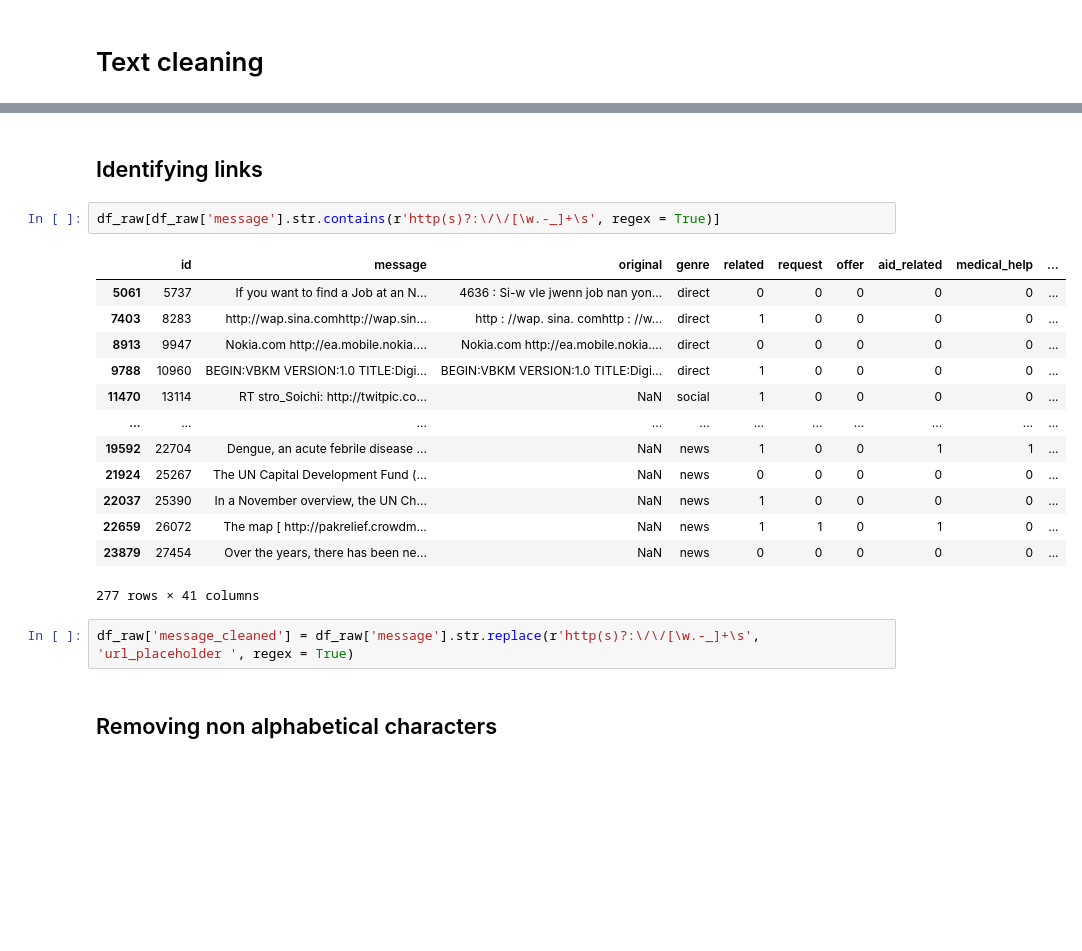
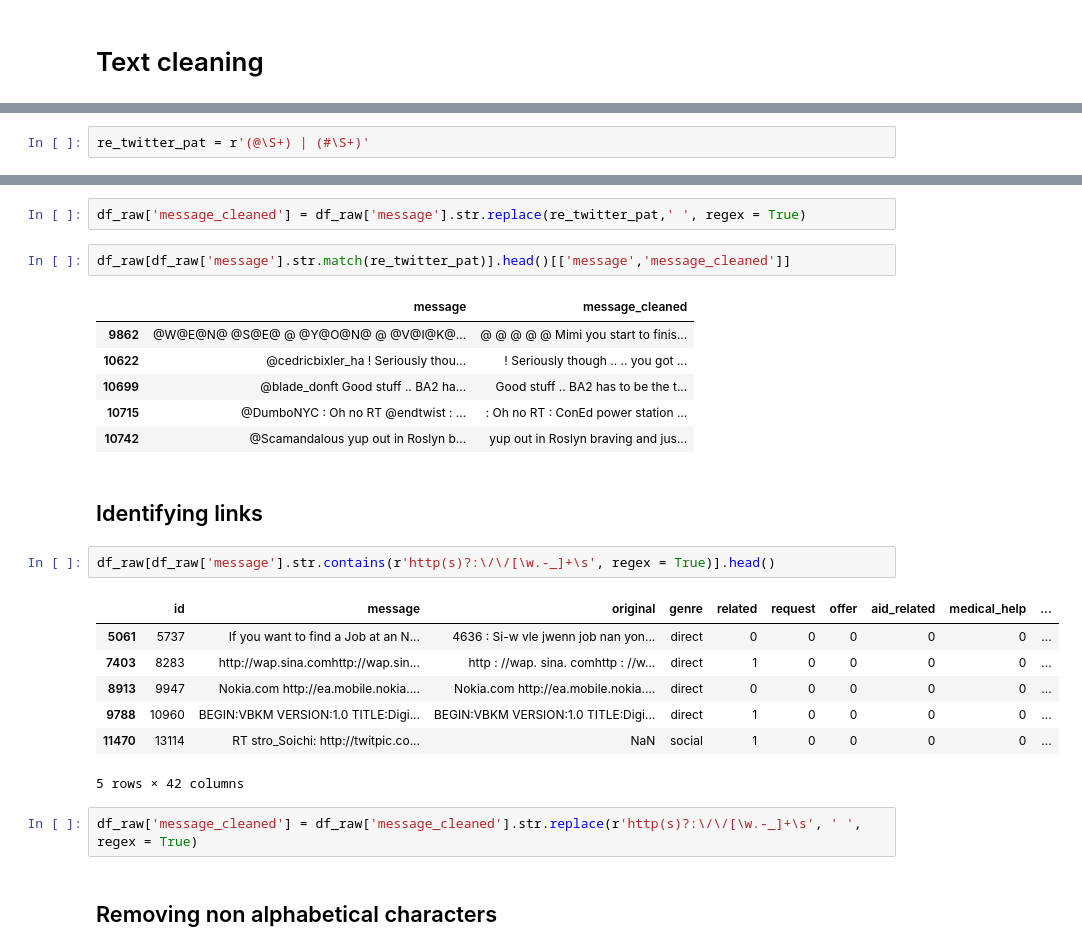
Before and after one commit to bglucca/disaster-response-pipe, a Jupyter notebook: notebooks/1_etl_investigations.ipynb, the cells around one changed output, grey strips where cells are left out. Saved outputs shown, nothing was run; the diff lists cells and outputs as text; blank space fills up the shorter version.

```diff
--- a/notebooks/1_etl_investigations.ipynb
+++ b/notebooks/1_etl_investigations.ipynb
@@ -336,0 +340,2 @@ The inferece looks like good enough. There are naturally mistakes, but dropping
+# %%
+re_twitter_pat = r'(@\S+) | (#\S+)'
@@ -337,23 +352,28 @@ The inferece looks like good enough. There are naturally mistakes, but dropping
+# %%
+df_raw['message_cleaned'] = df_raw['message'].str.replace(re_twitter_pat,' ', regex = True)
+# %%
+df_raw[df_raw['message'].str.match(re_twitter_pat)].head()[['message','message_cleaned']]
+# %% [output]
+|  | message | message_cleaned |
+| 9862 | @W@E@N@ @S@E@ @ @Y@O@N@ @ @V@I@K@... | @ @ @ @ @ Mimi you start to finis... |
+| 10622 | @cedricbixler_ha ! Seriously thou... | ! Seriously though .. .. you got ... |
+| 10699 | @blade_donft Good stuff .. BA2 ha... | Good stuff .. BA2 has to be the t... |
+| 10715 | @DumboNYC : Oh no RT @endtwist : ... | : Oh no RT : ConEd power station ... |
+| 10742 | @Scamandalous yup out in Roslyn b... | yup out in Roslyn braving and jus... |
 # %% [markdown]
 ## Identifying links
 # %%
-df_raw[df_raw['message'].str.contains(r'http(s)?:\/\/[\w.-_]+\s', regex = True)]
+df_raw[df_raw['message'].str.contains(r'http(s)?:\/\/[\w.-_]+\s', regex = True)].head()
 # %% [output]
 |  | id | message | original | genre | related | request | offer | aid_related | medical_help | ... |
 | 5061 | 5737 | If you want to find a Job at an N... | 4636 : Si-w vle jwenn job nan yon... | direct | 0 | 0 | 0 | 0 | 0 | ... |
 | 7403 | 8283 | http://wap.sina.comhttp://wap.sin... | http : //wap. sina. comhttp : //w... | direct | 1 | 0 | 0 | 0 | 0 | ... |
 | 8913 | 9947 | Nokia.com http://ea.mobile.nokia.... | Nokia.com http://ea.mobile.nokia.... | direct | 0 | 0 | 0 | 0 | 0 | ... |
 | 9788 | 10960 | BEGIN:VBKM VERSION:1.0 TITLE:Digi... | BEGIN:VBKM VERSION:1.0 TITLE:Digi... | direct | 1 | 0 | 0 | 0 | 0 | ... |
 | 11470 | 13114 | RT stro_Soichi: http://twitpic.co... | NaN | social | 1 | 0 | 0 | 0 | 0 | ... |
-| ... | ... | ... | ... | ... | ... | ... | ... | ... | ... | ... |
-| 19592 | 22704 | Dengue, an acute febrile disease ... | NaN | news | 1 | 0 | 0 | 1 | 1 | ... |
-| 21924 | 25267 | The UN Capital Development Fund (... | NaN | news | 0 | 0 | 0 | 0 | 0 | ... |
-| 22037 | 25390 | In a November overview, the UN Ch... | NaN | news | 1 | 0 | 0 | 0 | 0 | ... |
-| 22659 | 26072 | The map [ http://pakrelief.crowdm... | NaN | news | 1 | 1 | 0 | 1 | 0 | ... |
-| 23879 | 27454 | Over the years, there has been ne... | NaN | news | 0 | 0 | 0 | 0 | 0 | ... |
-277 rows × 41 columns
+5 rows × 42 columns
 # %%
-df_raw['message_cleaned'] = df_raw['message'].str.replace(r'http(s)?:\/\/[\w.-_]+\s', 'url_placeholder ', regex = True)
+df_raw['message_cleaned'] = df_raw['message_cleaned'].str.replace(r'http(s)?:\/\/[\w.-_]+\s', ' ', regex = True)
 # %% [markdown]
 ## Removing non alphabetical characters
 # %%
```
Also changed, not shown: parts of 3 cells of this notebook, 2 other files.
